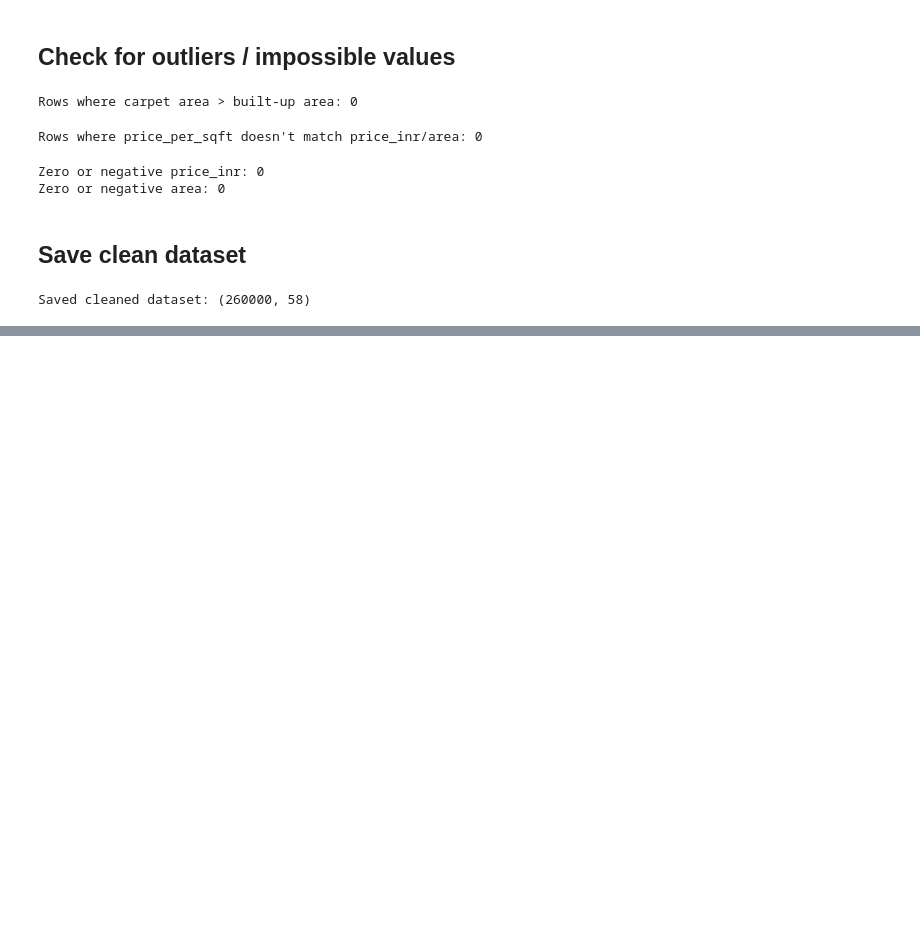
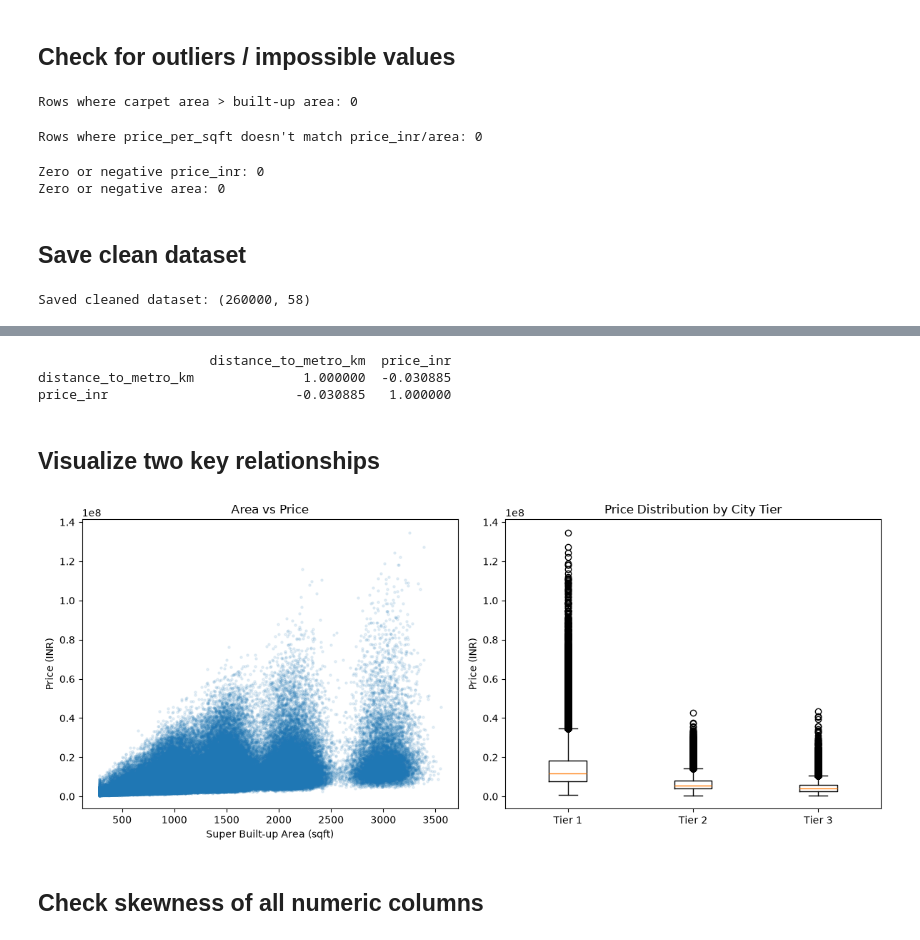
Before and after one commit to Suman-Acharyya/India_house_price_prediction, a Jupyter notebook: notebooks/01_eda.ipynb, the cells around one changed output, grey strips where cells are left out. Saved outputs shown, nothing was run; the diff lists cells and outputs as text; code cells hidden in the pictures; blank space fills up the shorter version.

```diff
--- a/notebooks/01_eda.ipynb
+++ b/notebooks/01_eda.ipynb
@@ -167,0 +209,27 @@ Saved cleaned dataset: (260000, 58)
+# %%
+metro_only = df[df['city_has_metro'] == 1]
+print(metro_only[['distance_to_metro_km', 'price_inr']].corr())
+# %% [output]
+                      distance_to_metro_km  price_inr
+distance_to_metro_km              1.000000  -0.030885
+price_inr                        -0.030885   1.000000
+# %% [markdown]
+## Visualize two key relationships
+# %%
+fig, axes = plt.subplots(1, 2, figsize=(12, 5))
+
+axes[0].scatter(df['super_built_up_area_sqft'], df['price_inr'], alpha=0.1, s=5)
+axes[0].set_xlabel('Super Built-up Area (sqft)')
+axes[0].set_ylabel('Price (INR)')
+axes[0].set_title('Area vs Price')
+
+axes[1].boxplot([df[df['city_tier']==t]['price_inr'] for t in [1,2,3]], tick_labels=['Tier 1', 'Tier 2', 'Tier 3'])
+axes[1].set_ylabel('Price (INR)')
+axes[1].set_title('Price Distribution by City Tier')
+
+plt.tight_layout()
+plt.show()
+# %% [output]
+[figure, added]
+# %% [markdown]
+## Check skewness of all numeric columns
```
Also changed, not shown: parts of 17 cells of this notebook.
